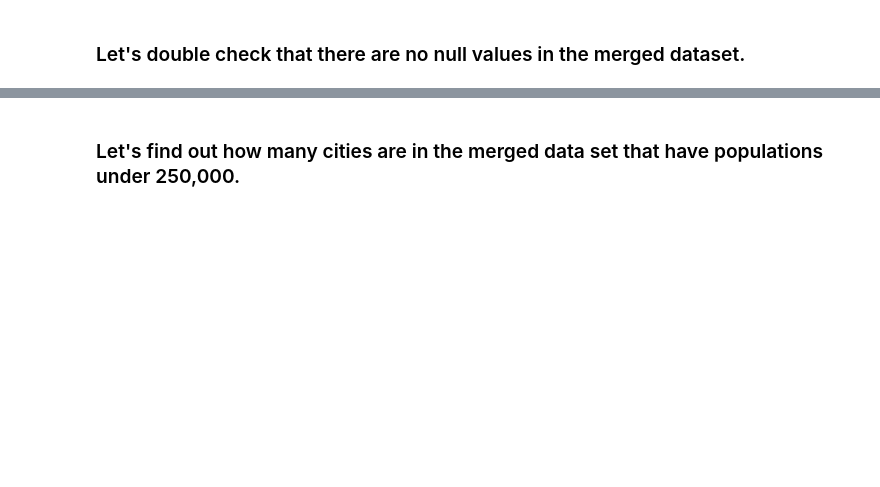
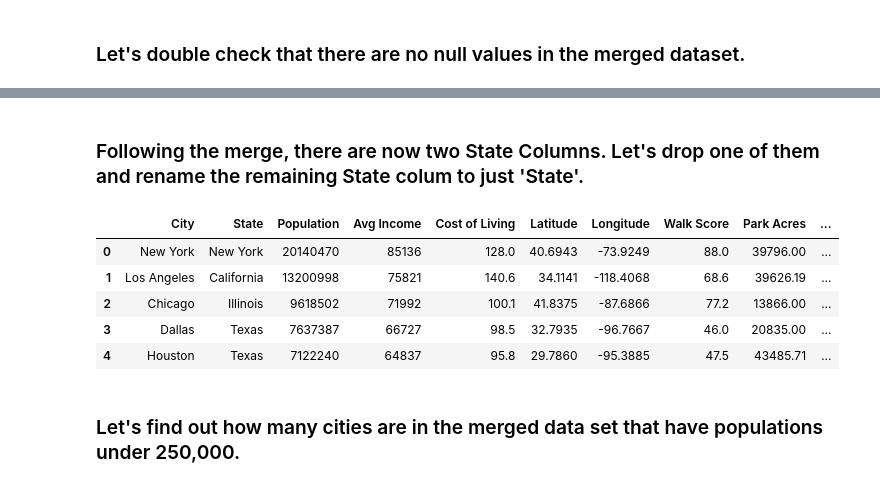
Before and after one commit to TinaBaldwin/US_Cities_Data, a Jupyter notebook: Cleaning_USCities_Connectivity.ipynb, the cells around one changed output, grey strips where cells are left out. Cells and saved outputs as stored; diff of their text form; code cells hidden in the pictures; blank space fills up the shorter version.

```diff
--- a/Cleaning_USCities_Connectivity.ipynb
+++ b/Cleaning_USCities_Connectivity.ipynb
@@ -811,6 +831,25 @@ Basketball Hoops     False
 Community Gardens    False
 Community Centers    False
 dtype: bool
+# %% [markdown]
+### Following the merge, there are now two State Columns. Let's drop one of them and rename the remaining State colum to just 'State'.
+# %%
+combined_data = combined_data.drop(
+    ['State_y'],
+    axis=1
+)
+
+combined_data.rename(columns={'State_x' : 'State'},
+                          inplace = True)
+
+combined_data.head()
+# %% [output]
+|  | City | State | Population | Avg Income | Cost of Living | Latitude | Longitude | Walk Score | Park Acres | ... |
+| 0 | New York | New York | 20140470 | 85136 | 128.0 | 40.6943 | -73.9249 | 88.0 | 39796.00 | ... |
+| 1 | Los Angeles | California | 13200998 | 75821 | 140.6 | 34.1141 | -118.4068 | 68.6 | 39626.19 | ... |
+| 2 | Chicago | Illinois | 9618502 | 71992 | 100.1 | 41.8375 | -87.6866 | 77.2 | 13866.00 | ... |
+| 3 | Dallas | Texas | 7637387 | 66727 | 98.5 | 32.7935 | -96.7667 | 46.0 | 20835.00 | ... |
+| 4 | Houston | Texas | 7122240 | 64837 | 95.8 | 29.7860 | -95.3885 | 47.5 | 43485.71 | ... |
 # %% [markdown]
 ### Let's find out how many cities are in the merged data set that have populations under 250,000.
 # %%
```
Also changed, not shown: parts of 28 cells of this notebook, 1 other file.
